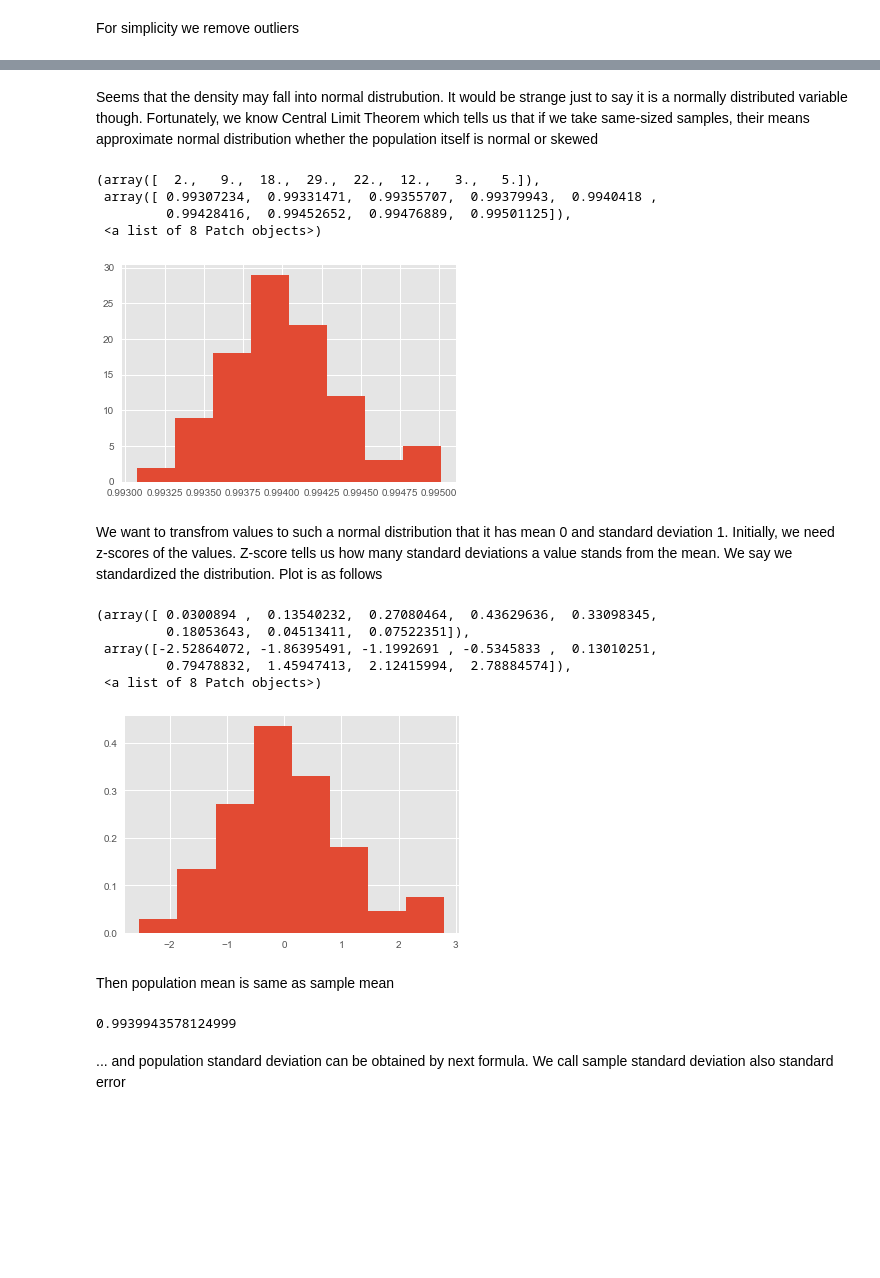
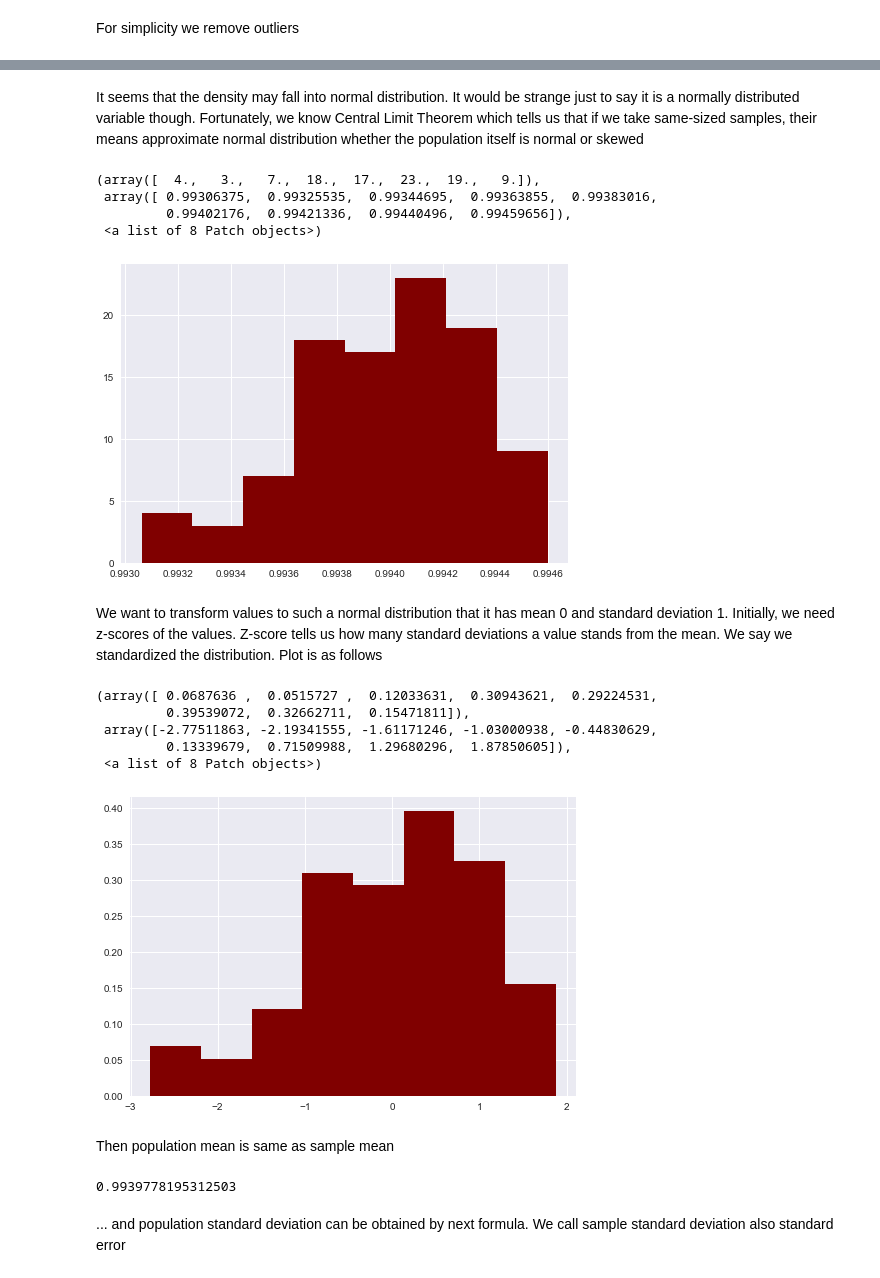
Before and after one commit to ludgo/udaWine, a Jupyter notebook: notebook.ipynb, the cells around one changed output, grey strips where cells are left out. Cells and saved outputs as stored; diff of their text form; code cells hidden in the pictures; blank space fills up the shorter version.

```diff
--- a/notebook.ipynb
+++ b/notebook.ipynb
@@ -168,5 +168,5 @@ We have alredy seen an example of sample standard deviation before. Now we conti
 # %%
-density = whites['density'].copy().reset_index(drop=True)
+density = shuffle(whites['density'].copy()).reset_index(drop=True)
 
 std = density.std()
 print('Sample standard deviation: {}'.format(std))
@@ -216,39 +226,39 @@ density = pd.Series(st.trimboth(density, proportiontocut=.01))
 # %% [markdown]
-Seems that the density may fall into normal distrubution. It would be strange just to say it is a normally distributed variable though. Fortunately, we know Central Limit Theorem which tells us that if we take same-sized samples, their means approximate normal distribution whether the population itself is normal or skewed
+It seems that the density may fall into normal distribution. It would be strange just to say it is a normally distributed variable though. Fortunately, we know Central Limit Theorem which tells us that if we take same-sized samples, their means approximate normal distribution whether the population itself is normal or skewed
 # %%
 samples = []
 samplesize = 64
 nbins = int(samplesize**0.5)
 
 for i in range(100):
     samples.append(density.sample(samplesize).mean())
 samples = pd.Series(samples)
-plt.hist(samples, bins=nbins)
+plt.hist(samples, bins=nbins, color='maroon')
 # %% [output]
-(array([  2.,   9.,  18.,  29.,  22.,  12.,   3.,   5.]),
- array([ 0.99307234,  0.99331471,  0.99355707,  0.99379943,  0.9940418 ,
-         0.99428416,  0.99452652,  0.99476889,  0.99501125]),
+(array([  4.,   3.,   7.,  18.,  17.,  23.,  19.,   9.]),
+ array([ 0.99306375,  0.99325535,  0.99344695,  0.99363855,  0.99383016,
+         0.99402176,  0.99421336,  0.99440496,  0.99459656]),
  <a list of 8 Patch objects>)
-[figure, old version]
+[figure, new version]
 # %% [markdown]
-We want to transfrom values to such a normal distribution that it has mean 0 and standard deviation 1. Initially, we need z-scores of the values. Z-score tells us how many standard deviations a value stands from the mean. We say we standardized the distribution. Plot is as follows
+We want to transform values to such a normal distribution that it has mean 0 and standard deviation 1. Initially, we need z-scores of the values. Z-score tells us how many standard deviations a value stands from the mean. We say we standardized the distribution. Plot is as follows
 # %%
 zscores = st.zscore(samples)
-plt.hist(zscores, bins=nbins, normed=1)
+plt.hist(zscores, bins=nbins, normed=1, color='maroon')
 # %% [output]
-(array([ 0.0300894 ,  0.13540232,  0.27080464,  0.43629636,  0.33098345,
-         0.18053643,  0.04513411,  0.07522351]),
- array([-2.52864072, -1.86395491, -1.1992691 , -0.5345833 ,  0.13010251,
-         0.79478832,  1.45947413,  2.12415994,  2.78884574]),
+(array([ 0.0687636 ,  0.0515727 ,  0.12033631,  0.30943621,  0.29224531,
+         0.39539072,  0.32662711,  0.15471811]),
+ array([-2.77511863, -2.19341555, -1.61171246, -1.03000938, -0.44830629,
+         0.13339679,  0.71509988,  1.29680296,  1.87850605]),
  <a list of 8 Patch objects>)
-[figure, old version]
+[figure, new version]
 # %% [markdown]
 Then population mean is same as sample mean
 # %%
 mean = samples.mean()
 print(mean)
 # %% [output]
-0.9939943578124999
+0.9939778195312503
 # %% [markdown]
 ... and population standard deviation can be obtained by next formula. We call sample standard deviation also standard error
 # %%
```
Also changed, not shown: parts of 37 cells of this notebook.
